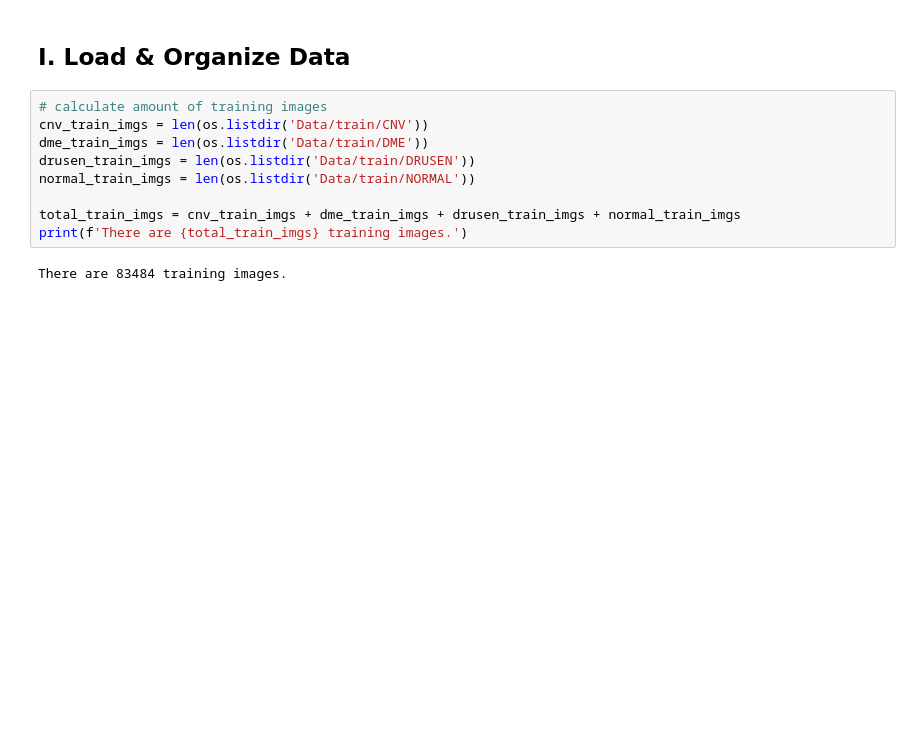
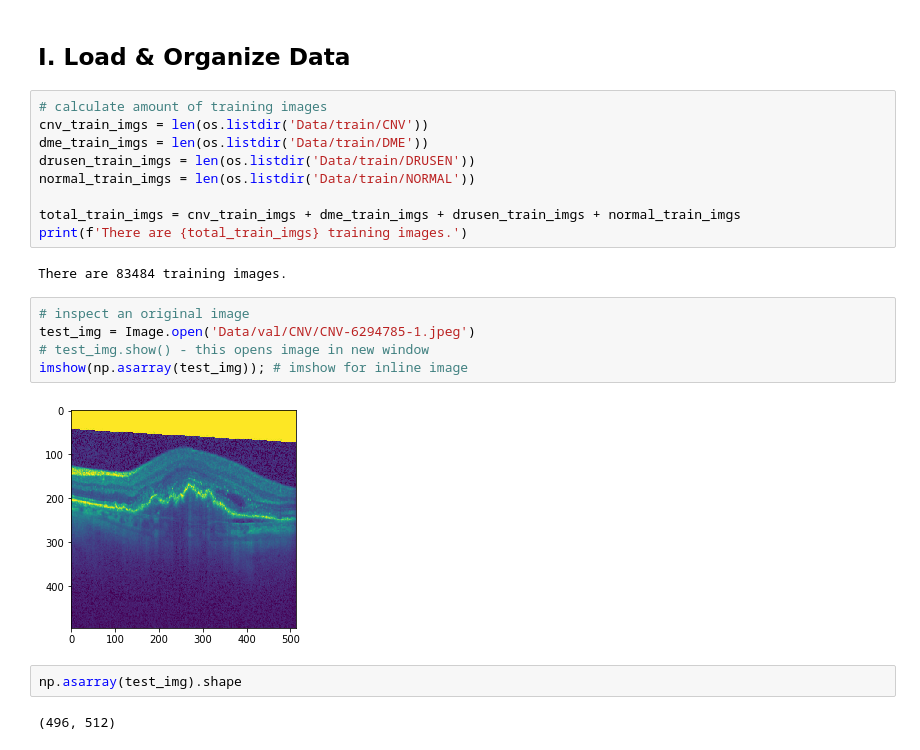
Before and after one commit to MagicMilly/conv-net-computer-vision, a Jupyter notebook: student.ipynb, the cells around one changed output. Drawn from its saved outputs; the diff is of its cells as text; blank space fills up the shorter version.

Commit message:
ooh look an image

```diff
--- a/student.ipynb
+++ b/student.ipynb
@@ -48,3 +56,14 @@ total_train_imgs = cnv_train_imgs + dme_train_imgs + drusen_train_imgs + normal_
 print(f'There are {total_train_imgs} training images.')
 # %% [output]
 There are 83484 training images.
+# %%
+# inspect an original image
+test_img = Image.open('Data/val/CNV/CNV-6294785-1.jpeg')
+# test_img.show() - this opens image in new window
+imshow(np.asarray(test_img)); # imshow for inline image
+# %% [output]
+[figure, added]
+# %%
+np.asarray(test_img).shape
+# %% [output]
+(496, 512)
```
Also changed, not shown: parts of 2 cells of this notebook.
